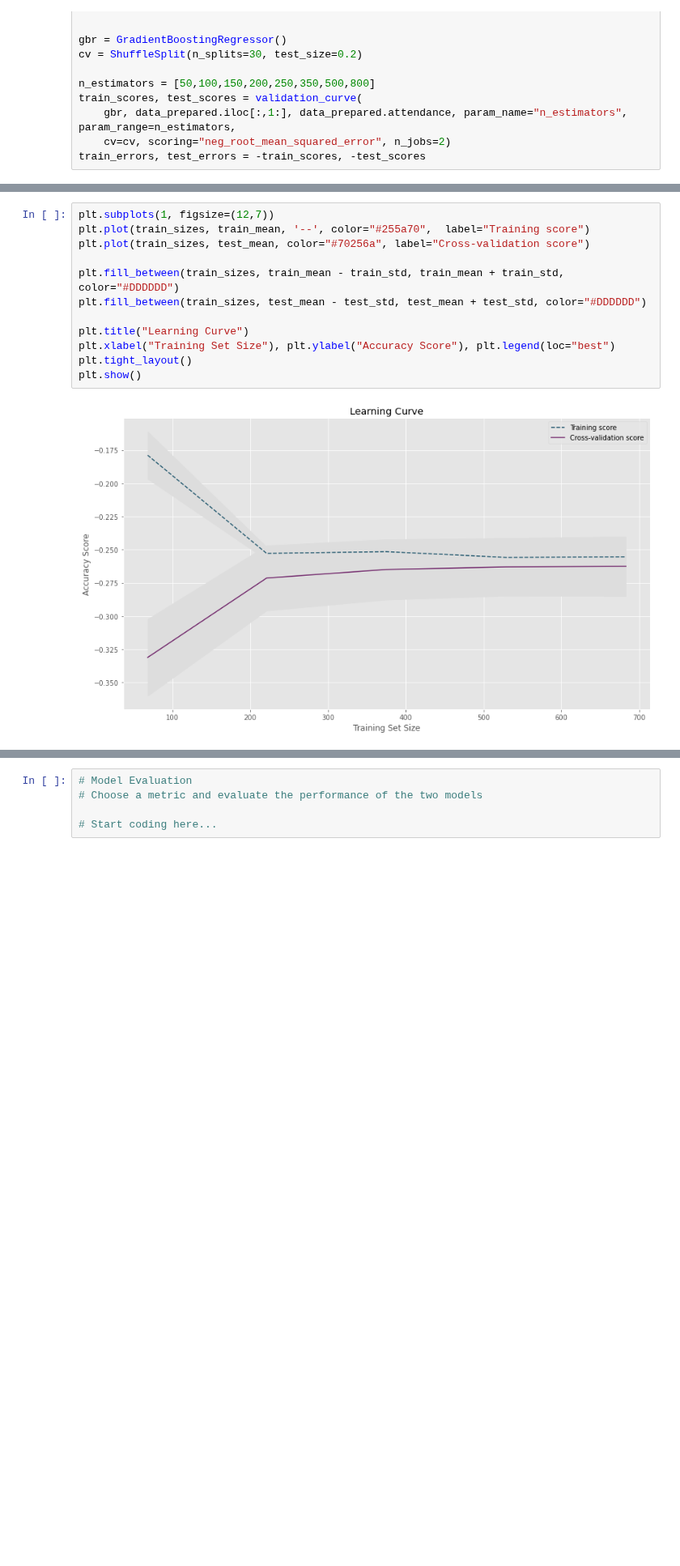
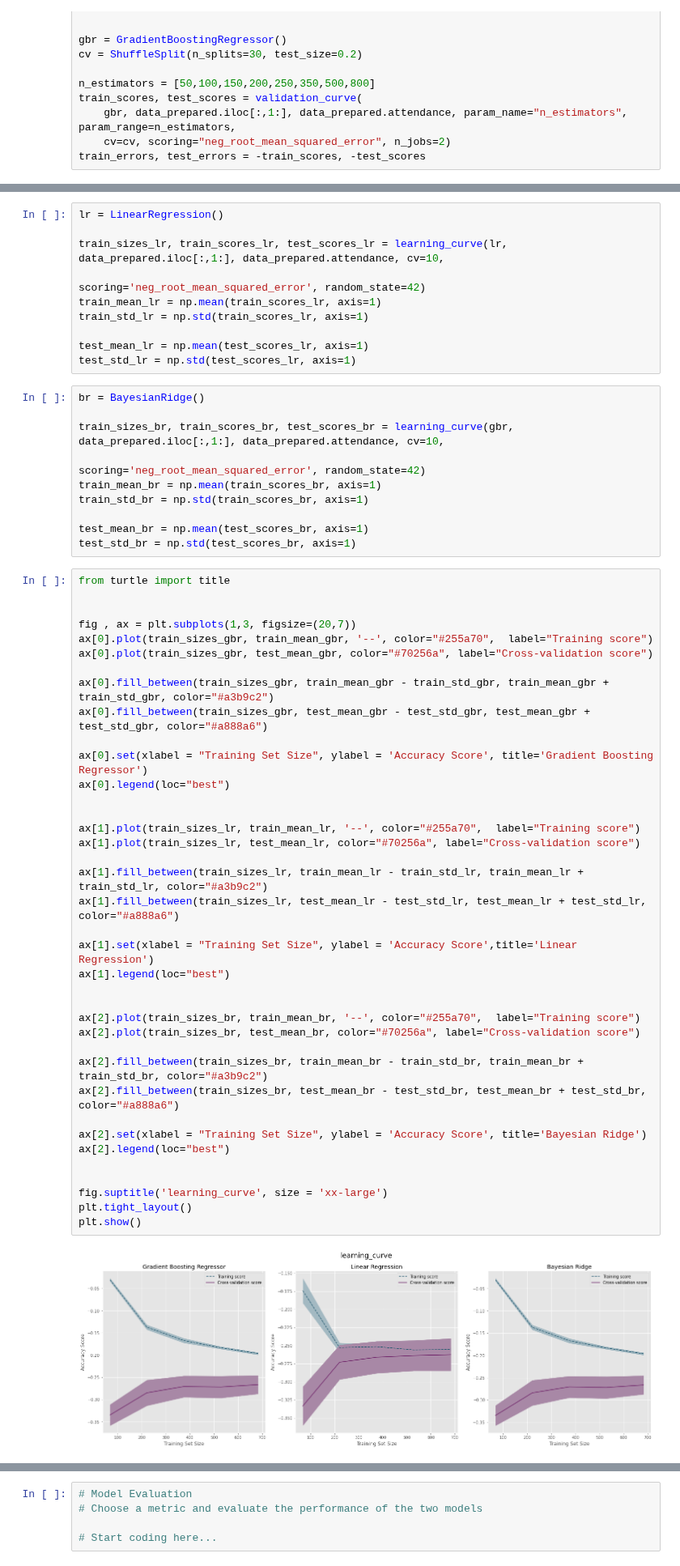
Before and after one commit to CarJung/Uni, a Jupyter notebook: data_camp_certificate/notebook.ipynb, the cells around one changed output, grey strips where cells are left out. Shown at 81% size. Drawn from its saved outputs; the diff is of its cells as text; blank space fills up the shorter version.

Commit message:
'learning curve'

```diff
--- a/data_camp_certificate/notebook.ipynb
+++ b/data_camp_certificate/notebook.ipynb
@@ -490,17 +459,63 @@ test_std = np.std(test_scores, axis=1)
+# %%
+lr = LinearRegression()
+
+train_sizes_lr, train_scores_lr, test_scores_lr = learning_curve(lr, data_prepared.iloc[:,1:], data_prepared.attendance, cv=10,
+                                                        scoring='neg_root_mean_squared_error', random_state=42)
+train_mean_lr = np.mean(train_scores_lr, axis=1)
+train_std_lr = np.std(train_scores_lr, axis=1)
+
+test_mean_lr = np.mean(test_scores_lr, axis=1)
+test_std_lr = np.std(test_scores_lr, axis=1)
+# %%
+br = BayesianRidge()
+
+train_sizes_br, train_scores_br, test_scores_br = learning_curve(gbr, data_prepared.iloc[:,1:], data_prepared.attendance, cv=10,
+                                                        scoring='neg_root_mean_squared_error', random_state=42)
+train_mean_br = np.mean(train_scores_br, axis=1)
+train_std_br = np.std(train_scores_br, axis=1)
+
+test_mean_br = np.mean(test_scores_br, axis=1)
+test_std_br = np.std(test_scores_br, axis=1)
 # %%
-plt.subplots(1, figsize=(12,7))
-plt.plot(train_sizes, train_mean, '--', color="#255a70",  label="Training score")
-plt.plot(train_sizes, test_mean, color="#70256a", label="Cross-validation score")
+from turtle import title
 
-plt.fill_between(train_sizes, train_mean - train_std, train_mean + train_std, color="#DDDDDD")
-plt.fill_between(train_sizes, test_mean - test_std, test_mean + test_std, color="#DDDDDD")
 
-plt.title("Learning Curve")
-plt.xlabel("Training Set Size"), plt.ylabel("Accuracy Score"), plt.legend(loc="best")
+fig , ax = plt.subplots(1,3, figsize=(20,7))
+ax[0].plot(train_sizes_gbr, train_mean_gbr, '--', color="#255a70",  label="Training score")
+ax[0].plot(train_sizes_gbr, test_mean_gbr, color="#70256a", label="Cross-validation score")
+
+ax[0].fill_between(train_sizes_gbr, train_mean_gbr - train_std_gbr, train_mean_gbr + train_std_gbr, color="#a3b9c2")
+ax[0].fill_between(train_sizes_gbr, test_mean_gbr - test_std_gbr, test_mean_gbr + test_std_gbr, color="#a888a6")
+
+ax[0].set(xlabel = "Training Set Size", ylabel = 'Accuracy Score', title='Gradient Boosting Regressor')
+ax[0].legend(loc="best")
+
+
+ax[1].plot(train_sizes_lr, train_mean_lr, '--', color="#255a70",  label="Training score")
+ax[1].plot(train_sizes_lr, test_mean_lr, color="#70256a", label="Cross-validation score")
+
+ax[1].fill_between(train_sizes_lr, train_mean_lr - train_std_lr, train_mean_lr + train_std_lr, color="#a3b9c2")
+ax[1].fill_between(train_sizes_lr, test_mean_lr - test_std_lr, test_mean_lr + test_std_lr, color="#a888a6")
+
+ax[1].set(xlabel = "Training Set Size", ylabel = 'Accuracy Score',title='Linear Regression')
+ax[1].legend(loc="best")
+
+
+ax[2].plot(train_sizes_br, train_mean_br, '--', color="#255a70",  label="Training score")
+ax[2].plot(train_sizes_br, test_mean_br, color="#70256a", label="Cross-validation score")
+
+ax[2].fill_between(train_sizes_br, train_mean_br - train_std_br, train_mean_br + train_std_br, color="#a3b9c2")
+ax[2].fill_between(train_sizes_br, test_mean_br - test_std_br, test_mean_br + test_std_br, color="#a888a6")
+
+ax[2].set(xlabel = "Training Set Size", ylabel = 'Accuracy Score', title='Bayesian Ridge')
+ax[2].legend(loc="best")
+
+
+fig.suptitle('learning_curve', size = 'xx-large')
 plt.tight_layout()
 plt.show()
 # %% [output]
-[figure, old version]
+[figure, new version]
 # %% [markdown]
 ## Model Fitting
 Describe your approach to the model fitting. In your description you should:
```
Also changed, not shown: parts of 17 cells of this notebook.
